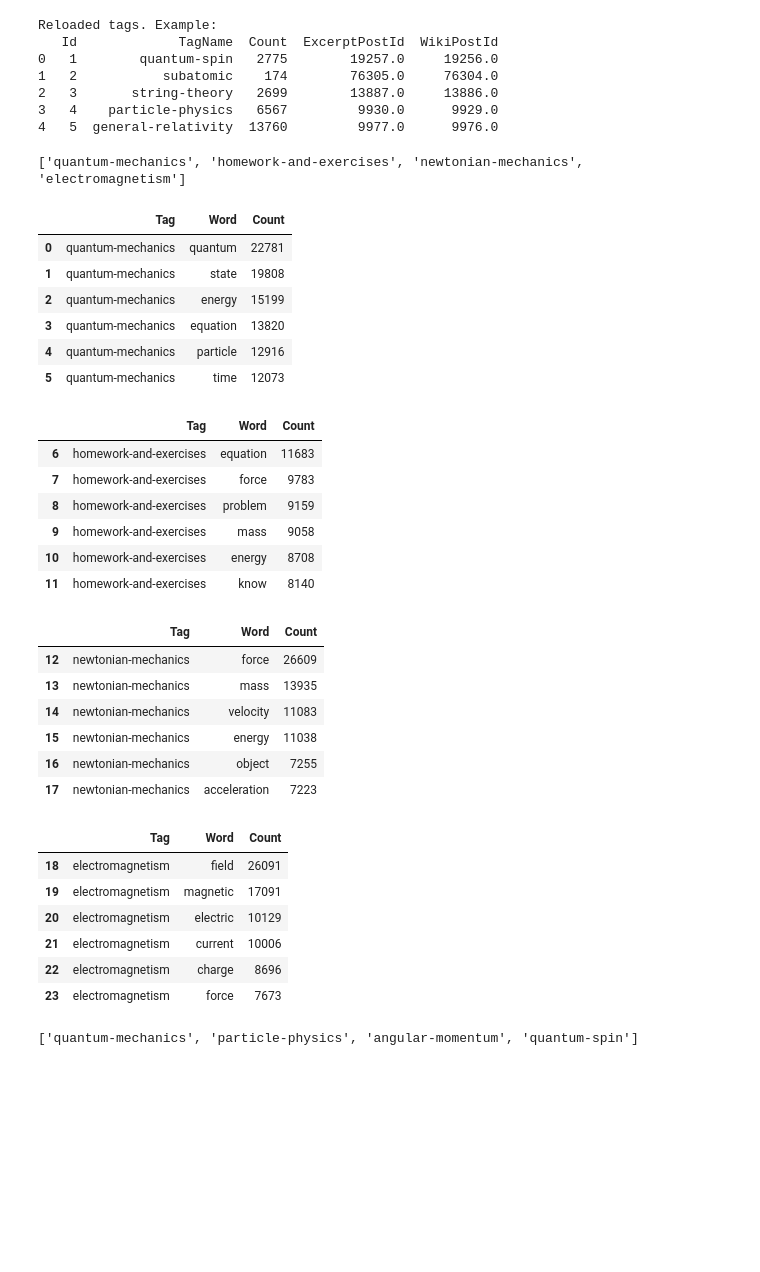
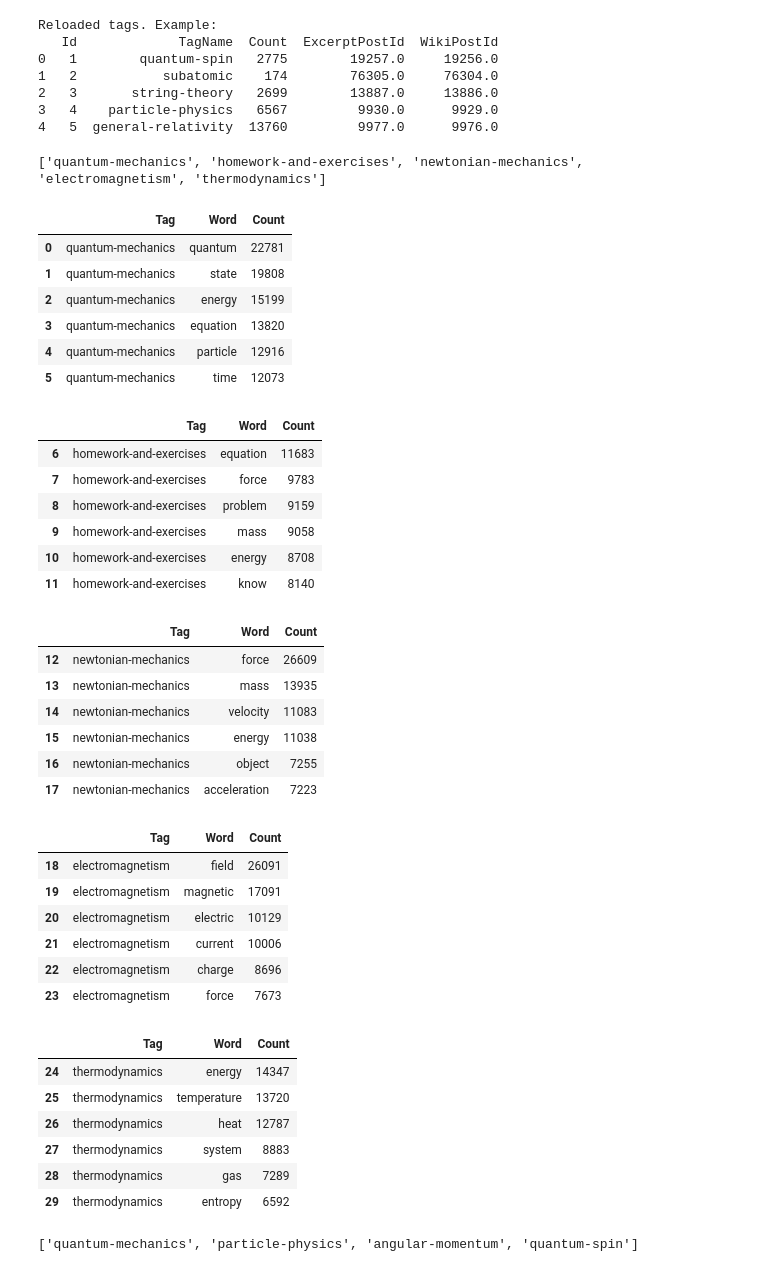
Before and after one commit to QiaNiang/Data-Mining-Stackexchange, a Jupyter notebook: week2/Comments_TAGSSS.ipynb, the cells around one changed output. Cells and saved outputs as stored; diff of their text form; code cells hidden in the pictures; blank space fills up the shorter version.

```diff
--- a/week2/Comments_TAGSSS.ipynb
+++ b/week2/Comments_TAGSSS.ipynb
@@ -785,7 +687,7 @@ def tokenize(text):
     return [w for w in words if w not in stop_words and len(w) > 2]
 
 # 1. Get top 10 tags by global usage (ignoring score)
-top_tags = df_tags.sort_values("Count", ascending=False).head(4)["TagName"].tolist()
+top_tags = df_tags.sort_values("Count", ascending=False).head(5)["TagName"].tolist()
 print(top_tags)
 # 2. For each tag, get top 5 words from ALL posts with that tag
 summary_rows = []
@@ -801,35 +703,42 @@ df_summary = pd.DataFrame(summary_rows)
 for tag in df_summary["Tag"].unique():
     display(df_summary[df_summary["Tag"] == tag])
 # %% [output]
-['quantum-mechanics', 'homework-and-exercises', 'newtonian-mechanics', 'electromagnetism']
+['quantum-mechanics', 'homework-and-exercises', 'newtonian-mechanics', 'electromagnetism', 'thermodynamics']
 |  | Tag | Word | Count |
 | 0 | quantum-mechanics | quantum | 22781 |
 | 1 | quantum-mechanics | state | 19808 |
 | 2 | quantum-mechanics | energy | 15199 |
 | 3 | quantum-mechanics | equation | 13820 |
 | 4 | quantum-mechanics | particle | 12916 |
 | 5 | quantum-mechanics | time | 12073 |
 |  | Tag | Word | Count |
 | 6 | homework-and-exercises | equation | 11683 |
 | 7 | homework-and-exercises | force | 9783 |
 | 8 | homework-and-exercises | problem | 9159 |
 | 9 | homework-and-exercises | mass | 9058 |
 | 10 | homework-and-exercises | energy | 8708 |
 | 11 | homework-and-exercises | know | 8140 |
 |  | Tag | Word | Count |
 | 12 | newtonian-mechanics | force | 26609 |
 | 13 | newtonian-mechanics | mass | 13935 |
 | 14 | newtonian-mechanics | velocity | 11083 |
 | 15 | newtonian-mechanics | energy | 11038 |
 | 16 | newtonian-mechanics | object | 7255 |
 | 17 | newtonian-mechanics | acceleration | 7223 |
 |  | Tag | Word | Count |
 | 18 | electromagnetism | field | 26091 |
 | 19 | electromagnetism | magnetic | 17091 |
 | 20 | electromagnetism | electric | 10129 |
 | 21 | electromagnetism | current | 10006 |
 | 22 | electromagnetism | charge | 8696 |
 | 23 | electromagnetism | force | 7673 |
+|  | Tag | Word | Count |
+| 24 | thermodynamics | energy | 14347 |
+| 25 | thermodynamics | temperature | 13720 |
+| 26 | thermodynamics | heat | 12787 |
+| 27 | thermodynamics | system | 8883 |
+| 28 | thermodynamics | gas | 7289 |
+| 29 | thermodynamics | entropy | 6592 |
 # %%
 def extract_tags(tag_string):
     if pd.isnull(tag_string):
```
Also changed, not shown: parts of 5 cells of this notebook, 7 other files.
